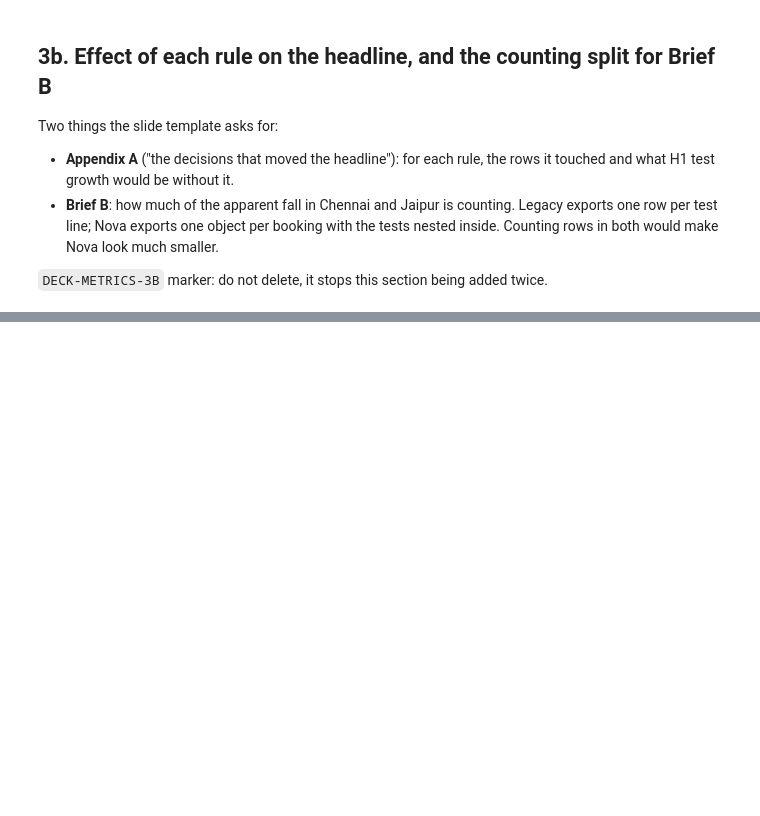
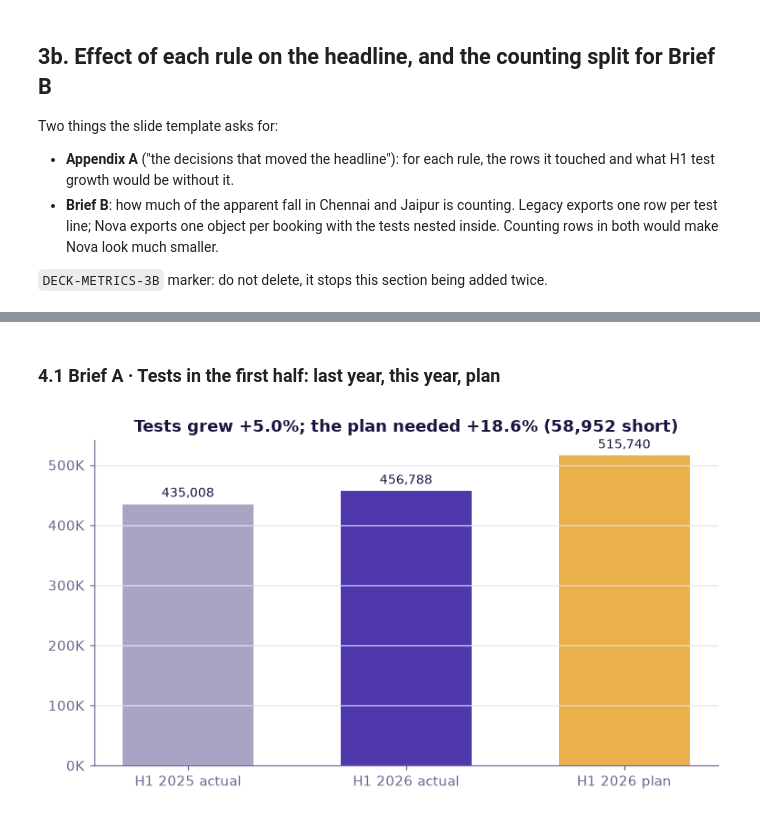
Before and after one commit to Nitishvarma50/kalpa-health-growth-analysis, a Jupyter notebook: Data_loading_and_eda.ipynb, the cells around one changed output, grey strips where cells are left out. Saved outputs shown, nothing was run; the diff lists cells and outputs as text; code cells hidden in the pictures; blank space fills up the shorter version.

Commit message:
Added Charts

```diff
--- a/Data_loading_and_eda.ipynb
+++ b/Data_loading_and_eda.ipynb
@@ -1178,0 +1196,38 @@ print("Updated deck_metrics.json")
+# %%
+# Chart style: same colours as the deck
+import matplotlib.pyplot as plt
+import matplotlib.ticker as mtick
+
+INK, PURPLE, LILAC, GOLD, RED, MUTED = "#1A1440", "#4E38AB", "#A9A4C4", "#E9B04C", "#B83227", "#6B6690"
+plt.rcParams.update({
+    "figure.dpi": 110, "font.size": 10,
+    "axes.spines.top": False, "axes.spines.right": False,
+    "axes.edgecolor": MUTED, "axes.labelcolor": INK, "axes.titlecolor": INK,
+    "axes.titlesize": 12, "axes.titleweight": "bold",
+    "xtick.color": MUTED, "ytick.color": MUTED,
+    "axes.grid": True, "axes.grid.axis": "y", "grid.color": "#E4E0F4",
+    "legend.frameon": False,
+})
+
+def label_bars(ax, bars, fmt, inside=False):
+    for b in bars:
+        v = b.get_height()
+        ax.annotate(fmt(v), (b.get_x() + b.get_width() / 2, v),
+                    xytext=(0, 3 if v >= 0 else -3), textcoords="offset points",
+                    ha="center", va="bottom" if v >= 0 else "top", fontsize=9, color=INK)
+
+pct = mtick.PercentFormatter(1.0, decimals=0)
+# %% [markdown]
+### 4.1 Brief A · Tests in the first half: last year, this year, plan
+# %%
+p_ = deck["plan"]
+vals = [p_["total25"], p_["total26"], p_["total_plan"]]
+fig, ax = plt.subplots(figsize=(7, 4))
+bars = ax.bar(["H1 2025 actual", "H1 2026 actual", "H1 2026 plan"], vals, color=[LILAC, PURPLE, GOLD], width=0.6)
+label_bars(ax, bars, lambda v: f"{v:,.0f}")
+ax.yaxis.set_major_formatter(mtick.FuncFormatter(lambda v, _: f"{v / 1000:,.0f}K"))
+ax.set_title(f"Tests grew {p_['total26'] / p_['total25'] - 1:+.1%}; the plan needed {p_['total_plan'] / p_['total25'] - 1:+.1%} "
+             f"({p_['total_plan'] - p_['total26']:,} short)")
+plt.tight_layout(); plt.show()
+# %% [output]
+[figure, added]
```
Also changed, not shown: parts of 13 cells of this notebook.
